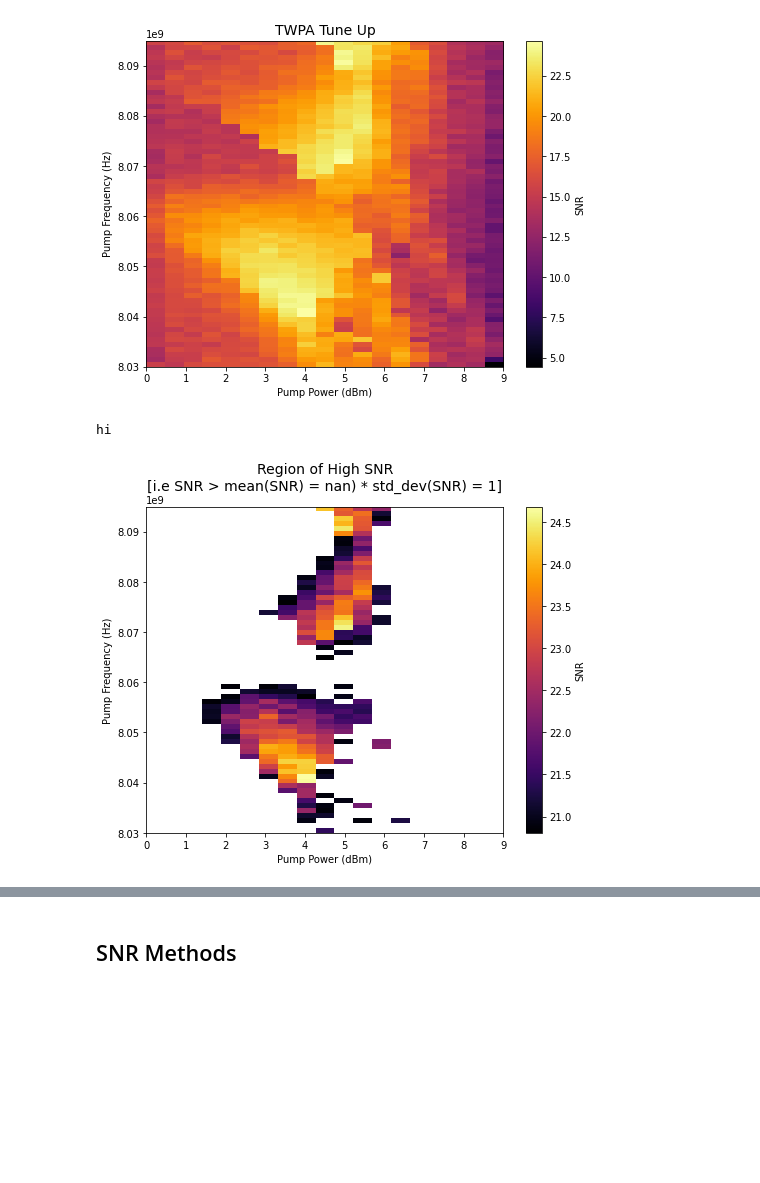
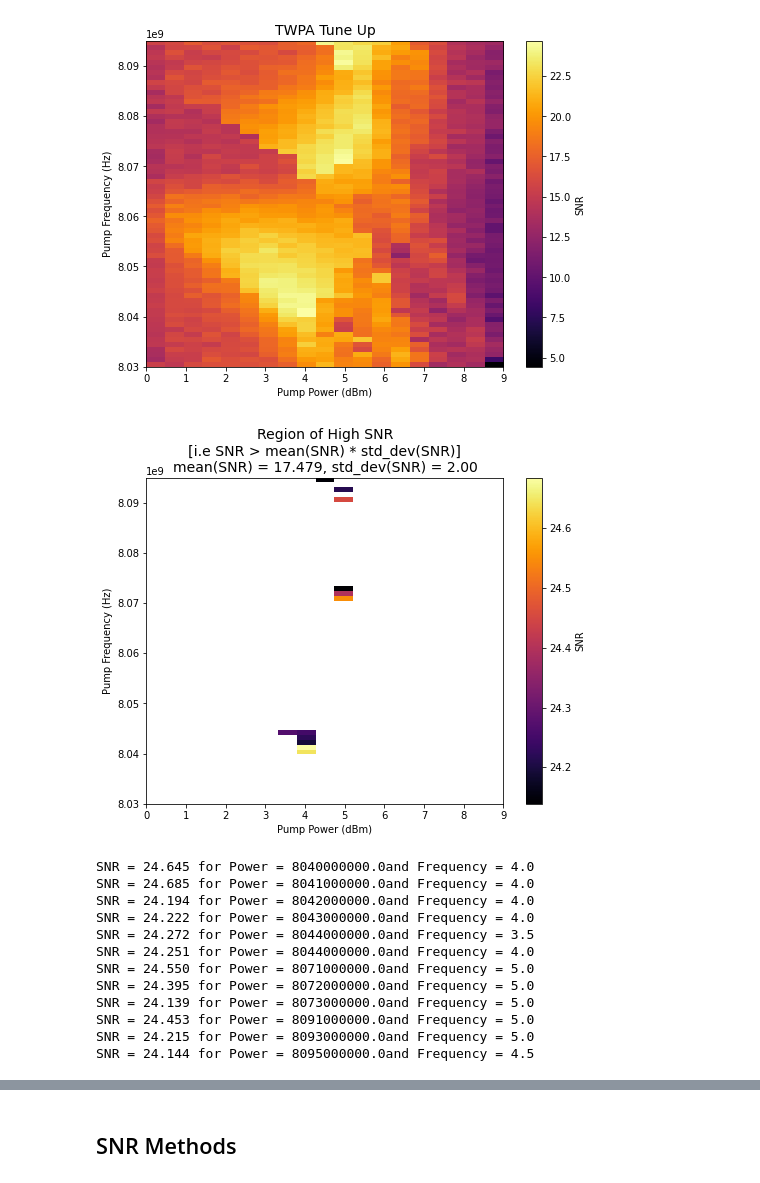
Before and after one commit to shanto268/tune_up_twpa, a Jupyter notebook: development_notebook.ipynb, the cells around one changed output, grey strips where cells are left out. Drawn from its saved outputs; the diff is of its cells as text; code cells hidden in the pictures; blank space fills up the shorter version.

```diff
--- a/development_notebook.ipynb
+++ b/development_notebook.ipynb
@@ -46,16 +46,6 @@ Number of Points for Power: 19
 Number of Points for Frequency: 66
 [figure]
 # %%
-def get_config_for_high_SNR(arr,x,y,std_dev=2):
-    mean = np.mean(arr)
-    standard_deviation = np.std(arr)
-    distance_from_mean = abs(arr - mean)
-    min_deviations = std_dev
-    high_values = mean + min_deviations * standard_deviation
-    print("hi")
-    arr[arr < high_values] = np.nan
-    return arr
-
 def get_high_SNR_regions(signal,repeated, freq_range, power_range,pump_freq, pump_power, SAxdata, cutOff=10e3, std_highSNR=1.75):
     average_signal = get_average_of_N_traces(signal,repeated)
     average_lin_signal = dBm2Watt(average_signal)
@@ -66,14 +56,52 @@ def get_high_SNR_regions(signal,repeated, freq_range, power_range,pump_freq, pum
     SNRs, max_signals, noise_floors = calculate_SNRs(average_lin_signal,SAxdata,cutOff)
     SNRs_reshaped = np.reshape(SNRs, (freq_range,power_range))
 
+    meanSNR = np.mean(SNRs_reshaped)
     region = get_config_for_high_SNR(SNRs_reshaped,x=pump_powers, y=pump_freqs,std_dev=std_highSNR)
-    meanSNR = np.mean(SNRs_reshaped)
-    std_message = f"Region of High SNR\n[i.e SNR \$> mean(SNR) \ = {meanSNR}) * std_dev(SNR) = {std_highSNR}]"
+    std_message = f"Region of High SNR\n[i.e SNR > mean(SNR) * std_dev(SNR)]\nmean(SNR) = {meanSNR:.3f}, std_dev(SNR) = {std_highSNR:.2f}"
     create_heatmap(region, pump_powers, pump_freqs, title = std_message, xlabel='Pump Power (dBm)', ylabel='Pump Frequency (Hz)', zlabel='SNR',)
+    print_coordinates(get_coordinates(pump_powers, pump_freqs,region))
+    return get_coordinates(pump_powers, pump_freqs,region)
+
+def get_config_for_high_SNR(arr,x,y,std_dev=2):
+    mean = np.mean(arr)
+    standard_deviation = np.std(arr)
+    distance_from_mean = abs(arr - mean)
+    min_deviations = std_dev
+    high_values = mean + min_deviations * standard_deviation
+
+    arr[arr < high_values] = np.nan
+    return arr
+
+
+def get_coordinates(x,y,z):
+    mask = np.isfinite(z)
+    xx,yy = np.array(np.meshgrid(x, y))
+    masked_x = mask*xx
+    masked_y = mask*yy
+    x = masked_x[masked_x>0]
+    y = masked_y[masked_y>0]
+    z = z[np.isfinite(z)]
+    return np.array((x,y,z)).T
+
+def print_coordinates(arr):
+    for i in range(arr.shape[0]):
+        print(f"SNR = {arr[i][2]:.3f} for Power = {arr[i][1]}and Frequency = {arr[i][0]}")
 # %%
-region = get_high_SNR_regions(signal,repeated, freq_range, power_range, pump_freq,
+region= get_high_SNR_regions(signal,repeated, freq_range, power_range, pump_freq,
                          pump_power, SAxdata, cutOff=cutOff_around_SA_peak,
-                         std_highSNR=1)
+                         std_highSNR=2)
 # %% [output]
+[figure, new version]
-hi
+SNR = 24.645 for Power = 8040000000.0and Frequency = 4.0
+SNR = 24.685 for Power = 8041000000.0and Frequency = 4.0
+SNR = 24.194 for Power = 8042000000.0and Frequency = 4.0
+SNR = 24.222 for Power = 8043000000.0and Frequency = 4.0
+SNR = 24.272 for Power = 8044000000.0and Frequency = 3.5
+SNR = 24.251 for Power = 8044000000.0and Frequency = 4.0
+SNR = 24.550 for Power = 8071000000.0and Frequency = 5.0
+SNR = 24.395 for Power = 8072000000.0and Frequency = 5.0
+SNR = 24.139 for Power = 8073000000.0and Frequency = 5.0
+SNR = 24.453 for Power = 8091000000.0and Frequency = 5.0
+SNR = 24.215 for Power = 8093000000.0and Frequency = 5.0
+SNR = 24.144 for Power = 8095000000.0and Frequency = 4.5
-[figure, old version]
```
Also changed, not shown: parts of 11 cells of this notebook, 1 other file.
